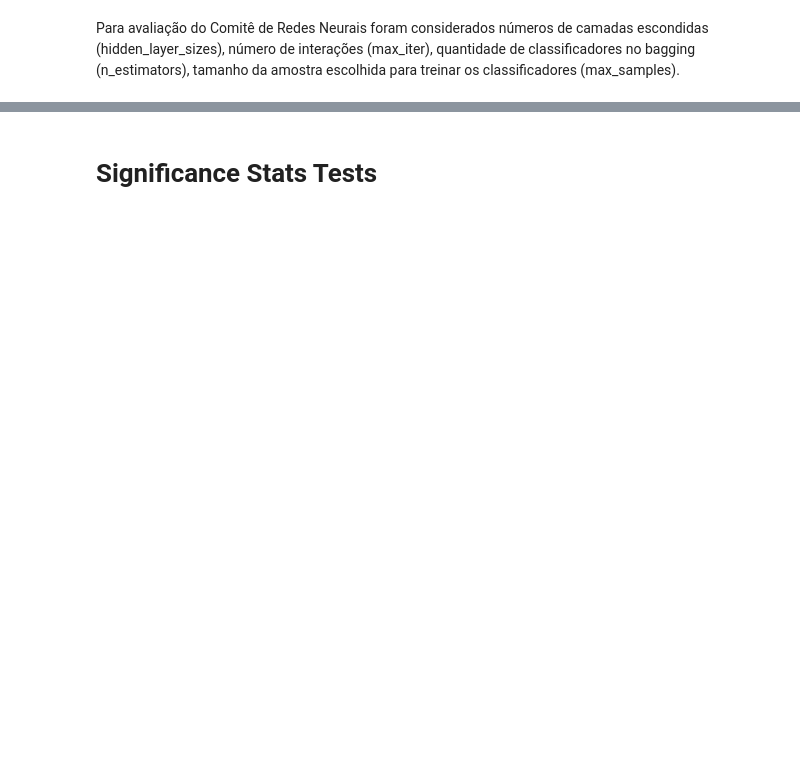
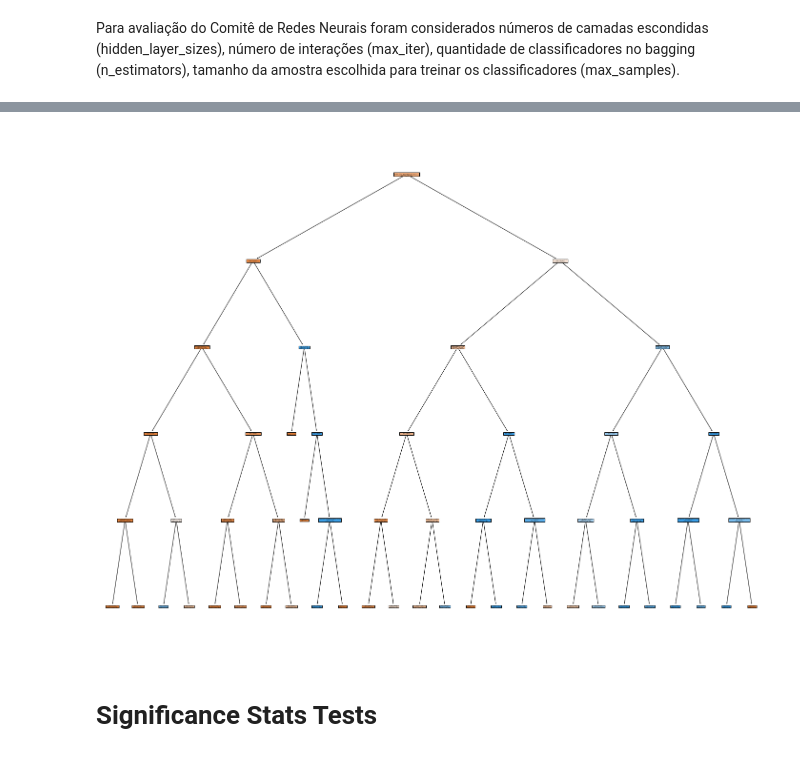
Before and after one commit to mariamaOlive/modelos-preditivos-residencia, a Jupyter notebook: Census.ipynb, the cells around one changed output, grey strips where cells are left out. Drawn from its saved outputs; the diff is of its cells as text; code cells hidden in the pictures; blank space fills up the shorter version.

```diff
--- a/Census.ipynb
+++ b/Census.ipynb
@@ -975,0 +1120,3 @@ plt.show()
+# %%
+arvore2 = DecisionTreeClassifier(max_depth = 5, criterion = 'gini')
+model2 = arvore2.fit(X_train, y_train)
@@ -976,3 +1185,13 @@ plt.show()
+# %%
+fig = plt.figure(figsize=(25,20))
+
+_ = tree.plot_tree(arvore2,
+                   feature_names = feature_names,
+                  #  class_names=list(label_encoder.classes_),
+                   filled=True,
+                   max_depth = 5)
+# %% [output]
+[figure, added]
 # %% [markdown]
 # Significance Stats Tests
 # %%
```
Also changed, not shown: parts of 57 cells of this notebook.
